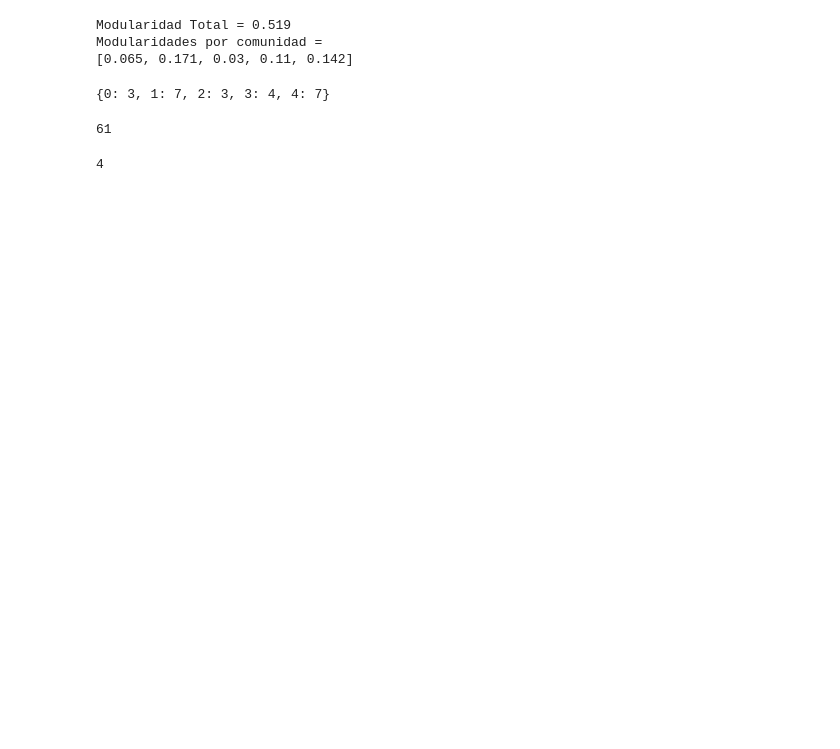
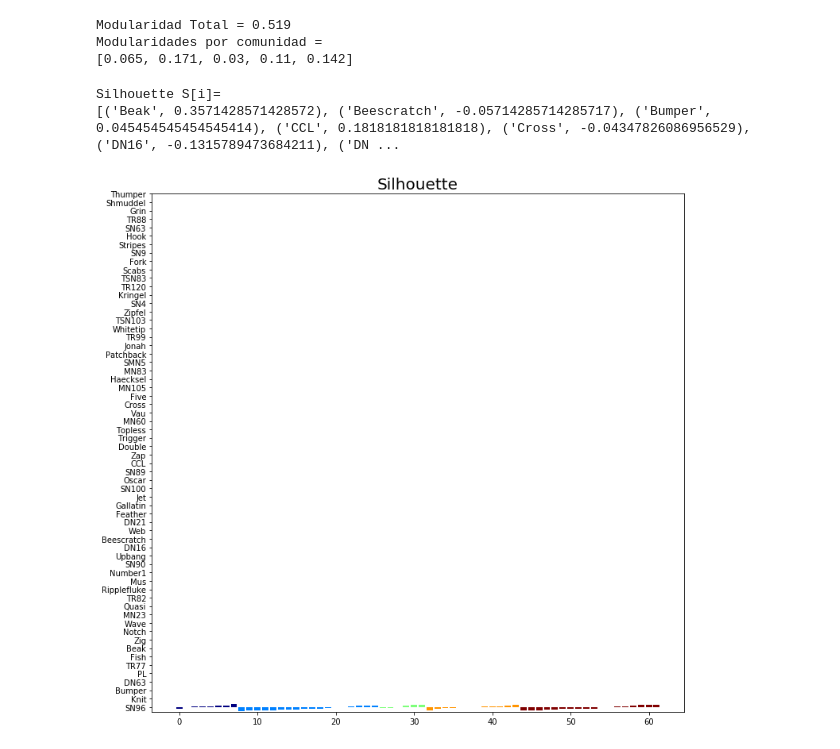
Before and after one commit to Redes2018/tp3, a Jupyter notebook: Louvain.ipynb, the cells around one changed output. Cells and saved outputs as stored; diff of their text form; code cells hidden in the pictures; blank space fills up the shorter version.

Commit message:
silhouette

```diff
--- a/Louvain.ipynb
+++ b/Louvain.ipynb
@@ -157,45 +157,82 @@ Modularidades por comunidad =
 # %%
 #------------------------------------------------------------------------------------------------------
 #Silhouette:
 #-------------------------------------------------------------
 #distancia promedio de un nodo a todos los de su comunidad
 #distancia se podria medir como el numero de links en el camino mas corto para llegar a otro.
 #Ej: distancia entre 'Jet' y 'Trigger' = len(nx.shortest_path(mydolphins,'Jet','Trigger')) - 1
 
 #Calculo a[i]
 a=[] #contendra para cada nodo en delfines la distancia promedio a nodos de su misma comunidad
 for i,com_i in enumerate(comunidades):
     distancias=[]
     for j,com_j in enumerate(comunidades):
         if (com_i==com_j):
             distancias.append(len(nx.shortest_path(G,list(part.keys())[i],list(part.keys())[j]))-1)
 
     promedio=np.mean(distancias)
     a.append(promedio)
 
 #Calculo b[i]
-b=[] #contendria para cada nodo en delfines la distancia promedio a nodos de otras comunidades, devuelvo  el promedio minimo
-for idelfin in delfines:
-    #Me quedo con las comunidades distintas a la del delfin idelfin
-    comuni=['blue','red','orange','green']
-    comuni.remove(mydolphins.node[idelfin]['comunity'])
-    b_comuni=[]
-    for c in comuni:
-        distancias=[]
-        for jdelfin in delfines:
-            if mydolphins.nodes[jdelfin]['comunity']==c:
-                distancias.append(len(nx.shortest_path(mydolphins,idelfin,jdelfin))-1)
-        promedio_comuni=np.mean(distancias)
-        b_comuni.append(promedio_comuni)
-    b.append(min(b_comuni))
-    comuni=['blue','red','orange','green'] #vuelvo a comuni al inicial
+b=[] #contendria para cada delfin la distancia promedio a nodos de otras comunidades, devuelvo el promedio minimo
+distancias_prom=[] #es la lista q tiene mis distancias minimas
+b_com_dist = [] #es un tuple que tiene comunidad y distancia promedio del nodo i
+
+for i,com_i in enumerate(comunidades): #recorro las comunidades, donde cada lugar representa un delfin
+    for c in a: #recorro las comunidades
+        distancias=[] #armo una lista que me indique las distancias por comunidad
+        for j,com_j in enumerate(comunidades): #recorro nuevamente para comparar
+            if (com_i!=com_j and com_j==c): #Busco de forma ordenada los delfines
+                #distancias.append((c, com_i, com_j,len(nx.shortest_path(G,list(part.keys())[i],list(part.keys())[j]))-1))
+                distancias.append(len(nx.shortest_path(G,list(part.keys())[i],list(part.keys())[j]))-1)
+        if len(distancias)!=0:
+            distancias_prom.append(np.mean(distancias))
+
+    b.append(min(distancias_prom))
+
 
 #Calculo Silhouette:
 S=[]
 for i,delfin in enumerate(delfines):
     s=(b[i]-a[i])/(max(b[i],a[i]))
     S.append(s)
     #guardo la propiedad silhouette en el grafo:
     G.node[delfin]['silhouette']=s
 print('Silhouette S[i]=')
 print (G.nodes.data('silhouette'))
+
+
+#Grafico Silhouette:
+width=12
+height=12
+plt.figure(figsize=(width, height))
+delfines=np.sort(delfines)
+y = []
+yTicks = []
+contador=-1
+dtype = [('name', 'S21'),('silhouette', float)]
+a=np.unique(comunidades)
+for c in a:
+    delf_S=[] #lista con pares de [delfin,silouette]
+    for i,com_i in enumerate(comunidades):
+        if com_i==c:
+            delf_S.append((str(list(part.keys())[i]),G.nodes[list(part.keys())[i]]['silhouette']))
+    delf_S=np.array(delf_S,dtype=dtype)
+    delf_S=np.sort(delf_S,order='silhouette') #lo ordeno segun la propiedad silhouette
+    delf_S=list(delf_S)
+
+    for j,d in enumerate(delf_S):
+        contador=contador+1
+        delfin=str(delf_S[j][0],'utf-8')
+        silhouette_value=delf_S[j][1]
+        plt.bar(contador,silhouette_value, color = colores[c])#grafico una barra
+        y.append(contador)
+        yTicks.append(delfin)
+plt.yticks(y, yTicks)
+plt.yticks(range(len(delfines)),yTicks)
+plt.title('Silhouette',fontsize=20)
+plt.show()
+# %% [output]
+Silhouette S[i]=
+[('Beak', 0.3571428571428572), ('Beescratch', -0.05714285714285717), ('Bumper', 0.045454545454545414), ('CCL', 0.1818181818181818), ('Cross', -0.04347826086956529), ('DN16', -0.1315789473684211), ('DN ...
+[figure, added]
@@ -210,12 +238,0 @@ for i,com_i in enumerate(comunidades):
-# %%
-distancias
-# %% [output]
-{0: 3, 1: 7, 2: 3, 3: 4, 4: 7}
-# %%
-i
-# %% [output]
-61
-# %%
-com_i
-# %% [output]
-4
```
Also changed, not shown: parts of 5 cells of this notebook.
